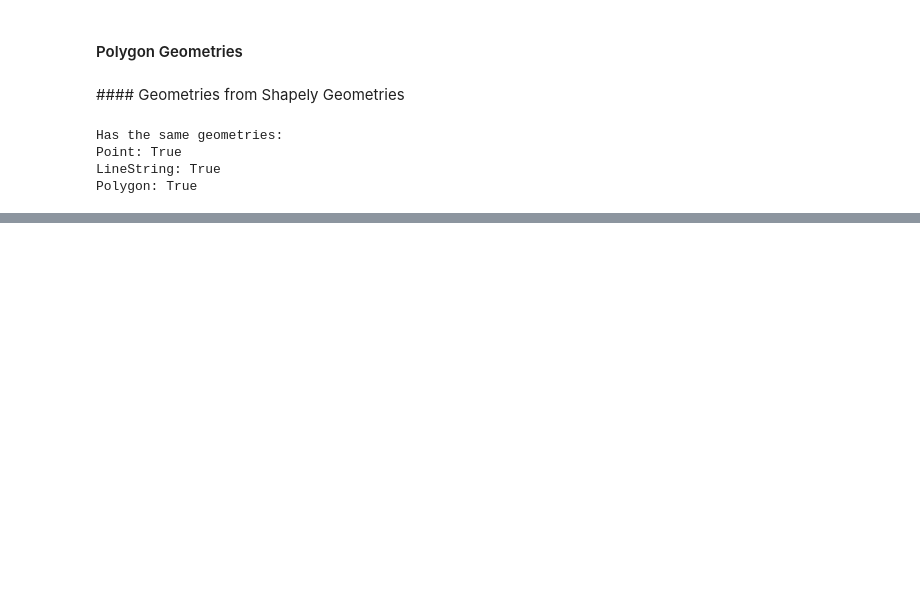
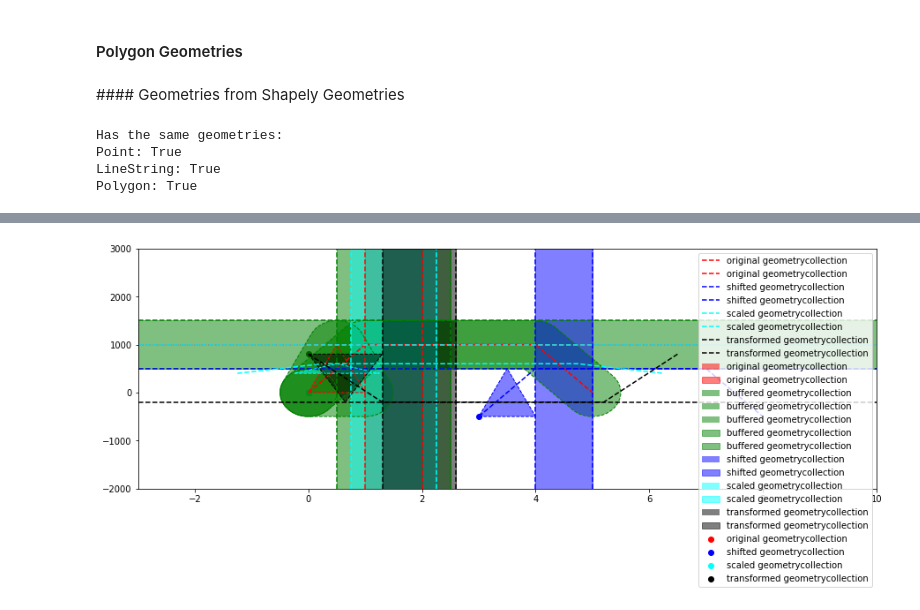
Before and after one commit to CONABIO/yuntu, a Jupyter notebook: tutorials/Geometry.ipynb, the cells around one changed output, grey strips where cells are left out. Saved outputs shown, nothing was run; the diff lists cells and outputs as text; code cells hidden in the pictures; blank space fills up the shorter version.

```diff
--- a/tutorials/Geometry.ipynb
+++ b/tutorials/Geometry.ipynb
@@ -480,7 +480,7 @@ import shapely.geometry as spg
 # %%
 point = spg.Point(0, 0)
 line_string = spg.LineString([(0, 0), (1, 1)])
-polygon = spg.Polygon([(0, 0), (1, 0), (0.5, 1)])
+polygon = spg.Polygon([(0, 0), (1, 0), (0.5, 1000)])
 # %%
 yuntu_point = geom.Geometry.from_geometry(point)
 yuntu_line_string = geom.Geometry.from_geometry(line_string)
@@ -497,0 +601,44 @@ Polygon: True
+# %%
+geometrycollection = geom.GeometryCollection(collection=[
+    linestring,
+    point,
+    yuntu_polygon,
+    time_interval,
+    freq_line,
+])
+# %%
+# Plot geometrycollection
+ax = geometrycollection.plot(figsize=(15, 5), color='red', label='original geometrycollection')
+
+# Buffer geometrycollection
+buffer = geometrycollection.buffer(time=0.5, freq=500)
+buffer = geometrycollection.buffer(buffer=[0.5, 500]) # buffer argument can be a pair of numbers (time, freq)
+
+# Plot buffer
+buffer.plot(ax=ax, color='green', label='buffered geometrycollection')
+
+# Shift geometrycollection
+shift = geometrycollection.shift(time=3, freq=-500)
+shift = geometrycollection.shift(shift=[3, -500]) # shift argument can be a pair of numbers (time, freq)
+
+# Plot shift
+shift.plot(ax=ax, color='blue', label='shifted geometrycollection')
+
+# Scale geometrycollection
+scale = geometrycollection.scale(time=1.5, freq=0.2)
+scale = geometrycollection.scale(scale=[1.5, 0.2]) # scale argument can be a pair of numbers (time, freq)
+
+# Plot scale
+scale.plot(ax=ax, color='cyan', label='scaled geometrycollection')
+
+# Transform geometrycollection
+transform = geometrycollection.transform(lambda x, y: (1.3 * x, 800 - y))
+
+# Plot transform
+transform.plot(ax=ax, color='black', label='transformed geometrycollection')
+
+ax.set_xlim(-3, 10);
+ax.set_ylim(-2000, 3000);
+ax.legend();
+# %% [output]
+[figure, added]
```
Also changed, not shown: parts of 14 cells of this notebook, 15 other files.
